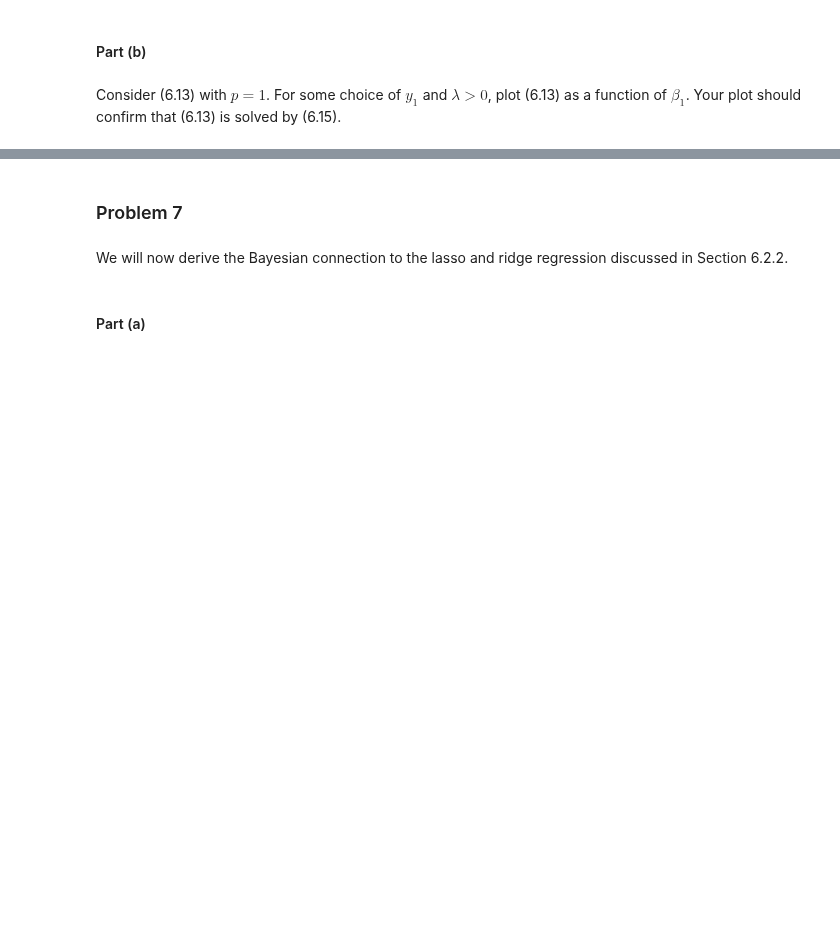
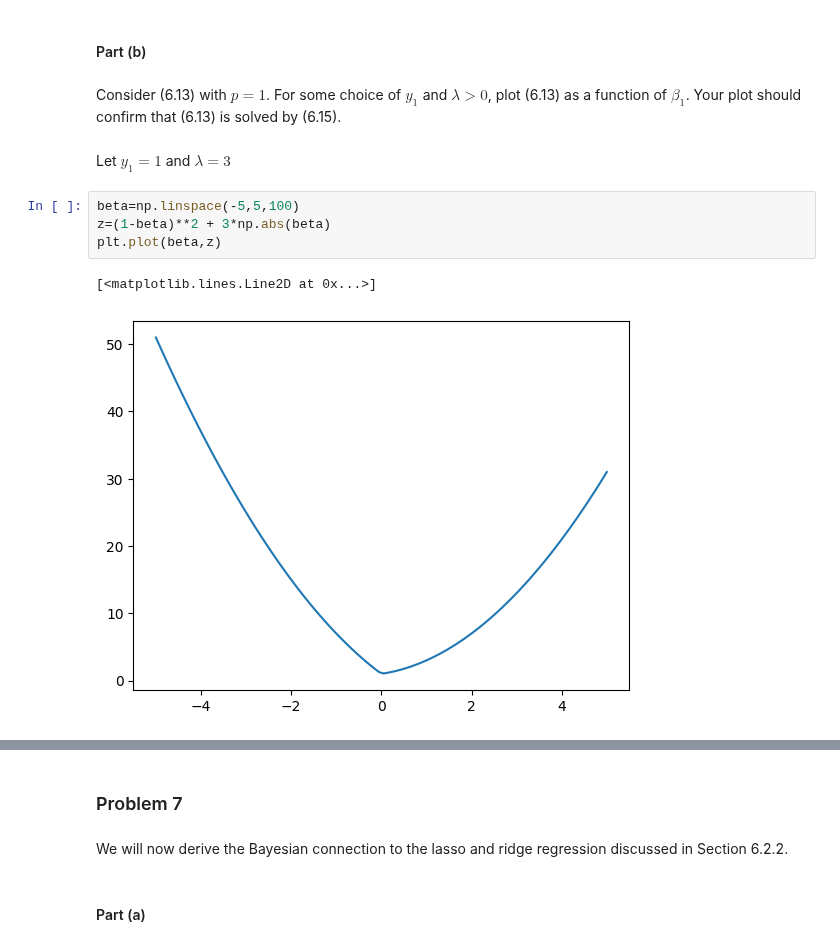
Before and after one commit to kmerkl22/k-s-ISL, a Jupyter notebook: Notebooks/Ch06-ISLexercises.ipynb, the cells around one changed output, grey strips where cells are left out. Drawn from its saved outputs; the diff is of its cells as text; blank space fills up the shorter version.

```diff
--- a/Notebooks/Ch06-ISLexercises.ipynb
+++ b/Notebooks/Ch06-ISLexercises.ipynb
@@ -12,3 +28,12 @@ Consider (6.12) with $p = 1$. For some choice of $y_1$ and $λ > 0$, plot (6.12)
 #### Part (b)
 # %% [markdown]
 Consider (6.13) with $p = 1$. For some choice of $y_1$ and $λ > 0$, plot (6.13) as a function of $β_1$. Your plot should confirm that (6.13) is solved by (6.15).
+# %% [markdown]
+Let $y_1=1$ and $\lambda=3$
+# %%
+beta=np.linspace(-5,5,100)
+z=(1-beta)**2 + 3*np.abs(beta)
+plt.plot(beta,z)
+# %% [output]
+[<matplotlib.lines.Line2D at 0x...>]
+[figure, added]
```
Also changed, not shown: parts of 21 cells of this notebook, 1 other file.
